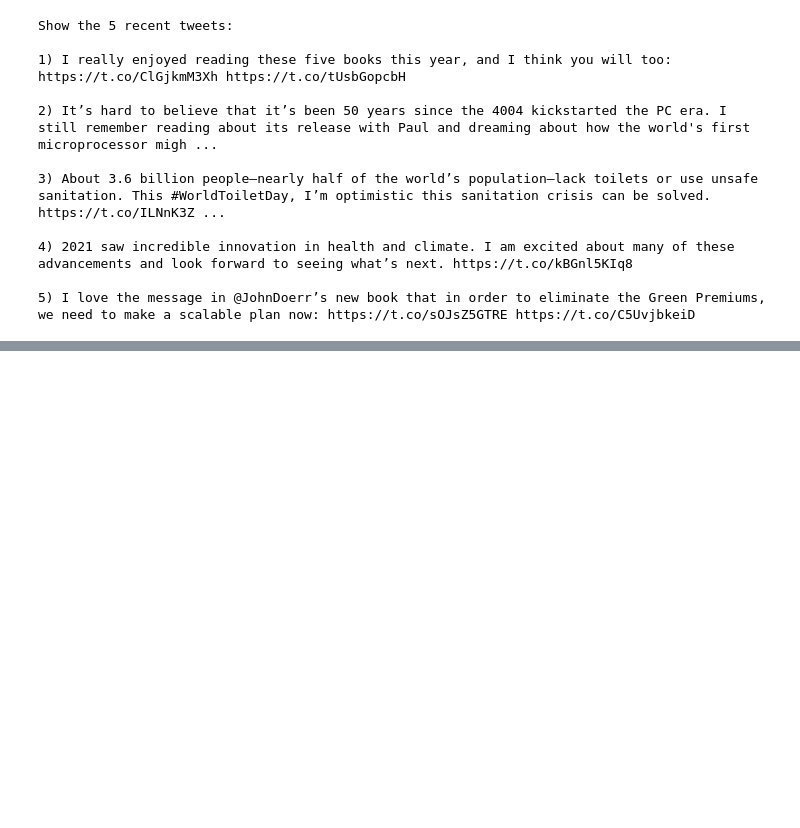
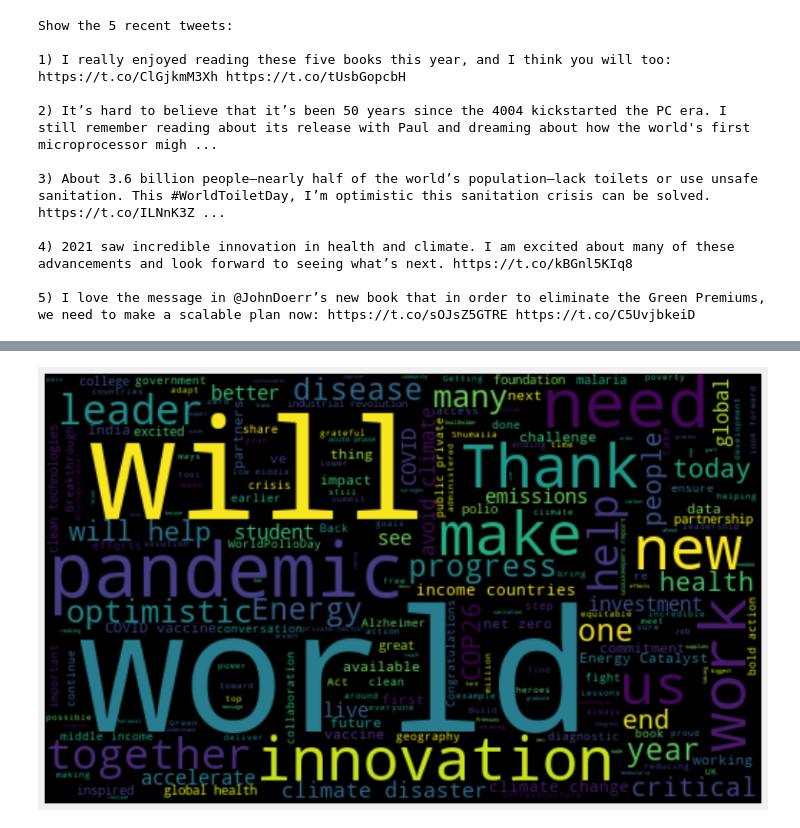
Before and after one commit to mohiit-verma/Routing-Optimization, a Jupyter notebook: twitter_sentiment.ipynb, the cells around one changed output, grey strips where cells are left out. Cells and saved outputs as stored; diff of their text form; code cells hidden in the pictures; blank space fills up the shorter version.

```diff
--- a/twitter_sentiment.ipynb
+++ b/twitter_sentiment.ipynb
@@ -56,3 +50,6 @@ Show the 5 recent tweets:
 4) 2021 saw incredible innovation in health and climate. I am excited about many of these advancements and look forward to seeing what’s next. https://t.co/kBGnl5KIq8
 
 5) I love the message in @JohnDoerr’s new book that in order to eliminate the Green Premiums, we need to make a scalable plan now: https://t.co/sOJsZ5GTRE https://t.co/C5UvjbkeiD
+# %%
+df = pd.DataFrame([tweet.full_text for tweet in posts], columns=['Tweets'])
+df.head()
@@ -58,0 +63,10 @@ Show the 5 recent tweets:
+# %%
+def cleanTxt(text):
+  text = re.sub(r'@[A-Za-z0-9]+', '', text)
+  text = re.sub(r'#', '', text)
+  text = re.sub(r'RT[\s]+', '', text)
+  text = re.sub(r'https?:\/\/\S+', '', text)
+  return text
+
+df['Tweets'] = df['Tweets'].apply(cleanTxt)
+df
@@ -58,0 +87,10 @@ Show the 5 recent tweets:
+# %%
+def getSubjectivity(text):
+  return TextBlob(text).sentiment.subjectivity
+
+def getPolarity(text):
+  return TextBlob(text).sentiment.polarity
+
+df['Subjectivity'] = df['Tweets'].apply(getSubjectivity)
+
+df['Polarity'] = df['Tweets'].apply(getPolarity)
@@ -58,0 +113,9 @@ Show the 5 recent tweets:
+# %%
+allWords = ' '.join([twts for twts in df['Tweets']])
+wordCloud = WordCloud(width = 500, height = 300, random_state = 21, max_font_size = 119).generate(allWords)
+plt.figure(figsize=(12,14))
+plt.imshow(wordCloud, interpolation='bilinear')
+plt.axis('off')
+plt.show()
+# %% [output]
+[figure, added]
```
Also changed, not shown: parts of 9 cells of this notebook.
